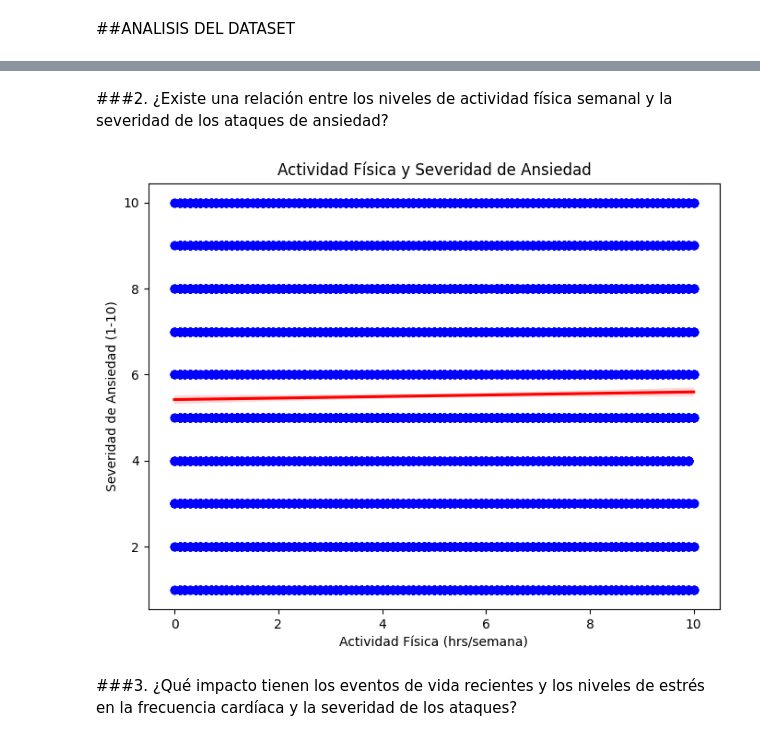
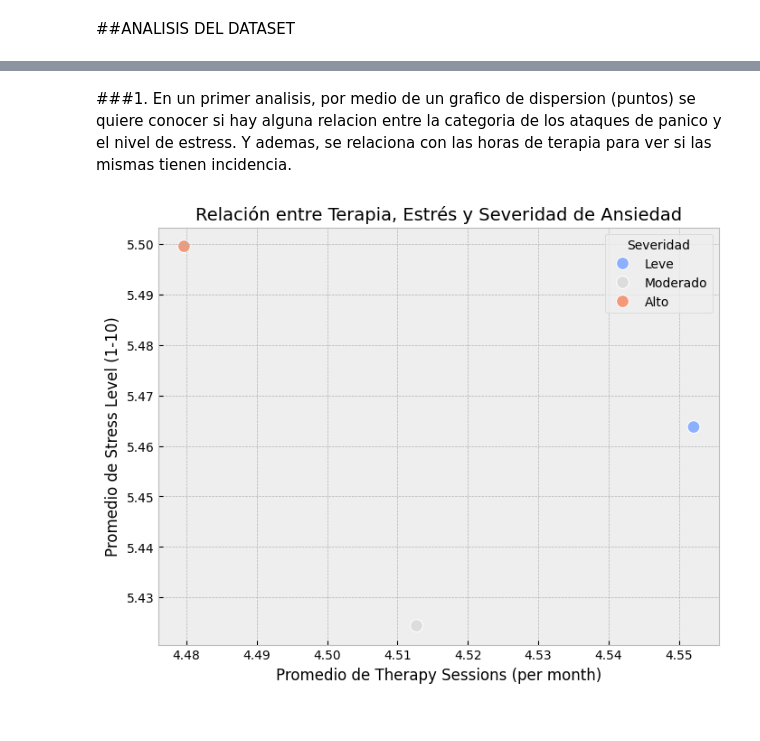
Before and after one commit to osvaldoguti/AnxietyAttack, a Jupyter notebook: Factores_que_inciden_en_los_ataques_de_ansiedad.ipynb, the cells around one changed output, grey strips where cells are left out. Cells and saved outputs as stored; diff of their text form; code cells hidden in the pictures.

```diff
--- a/Factores_que_inciden_en_los_ataques_de_ansiedad.ipynb
+++ b/Factores_que_inciden_en_los_ataques_de_ansiedad.ipynb
@@ -125,19 +140,27 @@ plt.show()
-# %% [markdown]
-###2. ¿Existe una relación entre los niveles de actividad física semanal y la severidad de los ataques de ansiedad?
-# %%
-plt.figure(figsize=(8, 6))
-sns.regplot(
-    data=df,
-    x='Physical Activity (hrs/week)',
-    y='Severity of Anxiety Attack (1-10)',
-    scatter_kws={'color': 'blue'},
-    line_kws={'color': 'red'}
-)
-plt.title("Actividad Física y Severidad de Ansiedad")
-plt.xlabel("Actividad Física (hrs/semana)")
-plt.ylabel("Severidad de Ansiedad (1-10)")
-plt.show()
-# %% [output]
-[figure, removed]
-# %% [markdown]
-###3. ¿Qué impacto tienen los eventos de vida recientes y los niveles de estrés en la frecuencia cardíaca y la severidad de los ataques?
+# %% [markdown]
+###1. En un primer analisis, por medio de un grafico de dispersion (puntos) se quiere conocer si hay alguna relacion entre la categoria de los ataques de panico y el nivel de estress. Y ademas, se relaciona con las horas de terapia para ver si las mismas tienen incidencia.
+# %%
+# Calcular los promedios para Therapy Sessions y Stress Level agrupados por Severity Category
+severity_means = df.groupby('Severity Category')[['Therapy Sessions (per month)', 'Stress Level (1-10)']].mean().reset_index()
+
+# Crear el scatter plot
+plt.figure(figsize=(8, 6))
+sns.scatterplot(
+    x=severity_means['Therapy Sessions (per month)'],  # Eje X: promedio de sesiones de terapia
+    y=severity_means['Stress Level (1-10)'],          # Eje Y: promedio de nivel de estrés
+    hue=severity_means['Severity Category'],          # Colorear por categoría de severidad
+    palette='coolwarm',                               # Paleta de colores
+    s=100                                             # Tamaño de los puntos
+)
+
+# Etiquetas y título
+plt.title("Relación entre Terapia, Estrés y Severidad de Ansiedad", fontsize=14)
+plt.xlabel("Promedio de Therapy Sessions (per month)", fontsize=12)
+plt.ylabel("Promedio de Stress Level (1-10)", fontsize=12)
+plt.legend(title="Severidad", fontsize=10)
+plt.grid(True)
+
+# Mostrar el gráfico
+plt.show()
+# %% [output]
+[figure, added]
```
Also changed, not shown: parts of 20 cells of this notebook.
